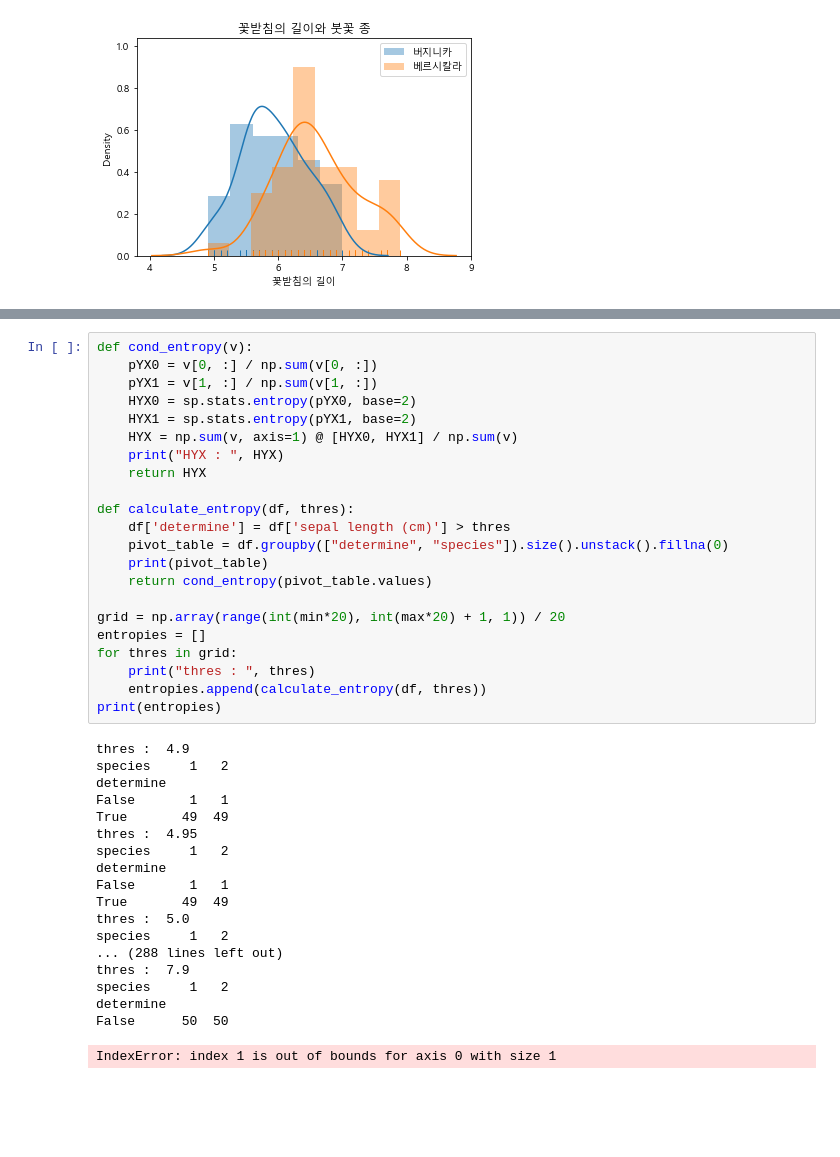
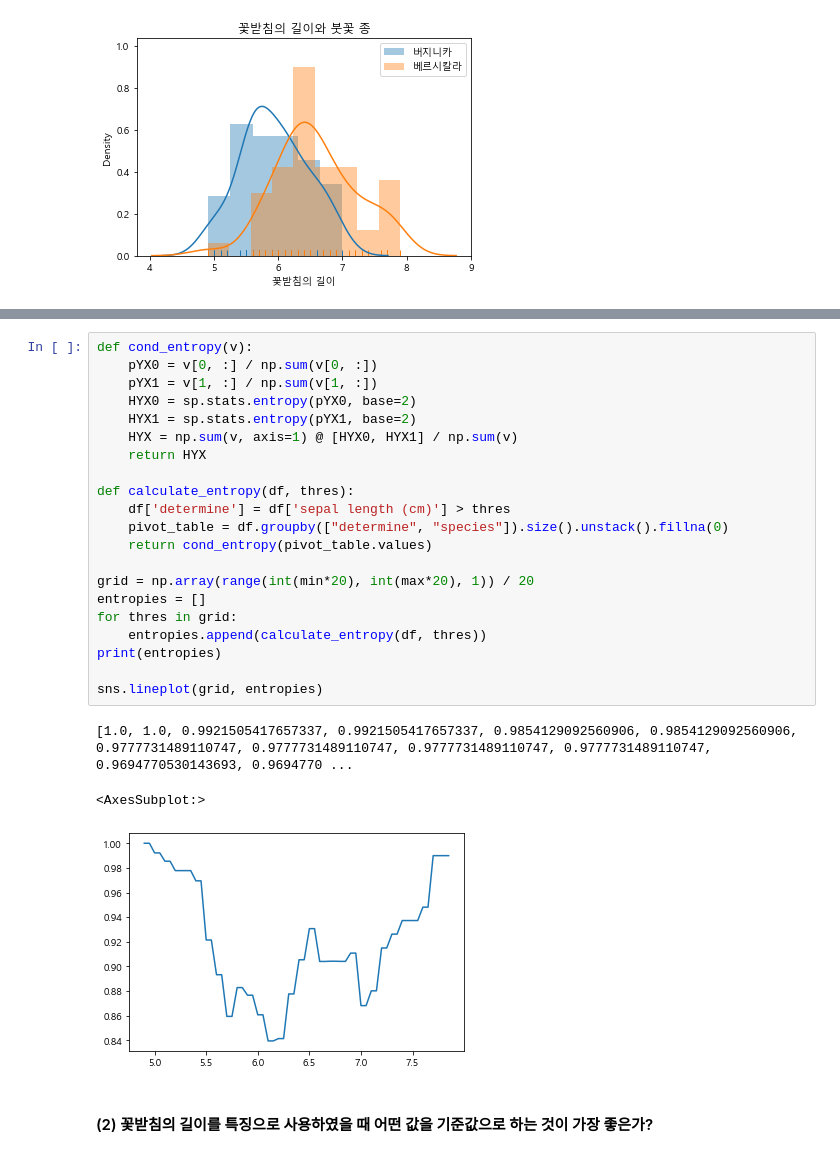
Before and after one commit to sangmyung-omg/datascienceschool_practice, a Jupyter notebook: datasciencschool/10.2 조건부엔트로피.ipynb, the cells around one changed output, grey strips where cells are left out. Saved outputs shown, nothing was run; the diff lists cells and outputs as text; blank space fills up the shorter version.

```diff
--- a/datasciencschool/10.2 조건부엔트로피.ipynb
+++ b/datasciencschool/10.2 조건부엔트로피.ipynb
@@ -67,41 +73,27 @@ df
 # %%
 def cond_entropy(v):
     pYX0 = v[0, :] / np.sum(v[0, :])
     pYX1 = v[1, :] / np.sum(v[1, :])
     HYX0 = sp.stats.entropy(pYX0, base=2)
     HYX1 = sp.stats.entropy(pYX1, base=2)
     HYX = np.sum(v, axis=1) @ [HYX0, HYX1] / np.sum(v)
-    print("HYX : ", HYX)
     return HYX
 
 def calculate_entropy(df, thres):
     df['determine'] = df['sepal length (cm)'] > thres
     pivot_table = df.groupby(["determine", "species"]).size().unstack().fillna(0)
-    print(pivot_table)
     return cond_entropy(pivot_table.values)
 
-grid = np.array(range(int(min*20), int(max*20) + 1, 1)) / 20
+grid = np.array(range(int(min*20), int(max*20), 1)) / 20
 entropies = []
 for thres in grid:
-    print("thres : ", thres)
     entropies.append(calculate_entropy(df, thres))
 print(entropies)
+
+sns.lineplot(grid, entropies)
 # %% [output]
-thres :  4.9
-species     1   2
-determine
-False       1   1
-True       49  49
-thres :  4.95
-species     1   2
-determine
-False       1   1
-True       49  49
-thres :  5.0
-species     1   2
-... (288 lines left out)
-thres :  7.9
-species     1   2
-determine
-False      50  50
+[1.0, 1.0, 0.9921505417657337, 0.9921505417657337, 0.9854129092560906, 0.9854129092560906, 0.9777731489110747, 0.9777731489110747, 0.9777731489110747, 0.9777731489110747, 0.9694770530143693, 0.9694770 ...
-IndexError: index 1 is out of bounds for axis 0 with size 1
+<AxesSubplot:>
+[figure, added]
+# %% [markdown]
+#### (2) 꽃받침의 길이를 특징으로 사용하였을 때 어떤 값을 기준값으로 하는 것이 가장 좋은가?
```
Also changed, not shown: parts of 11 cells of this notebook, 1 other file.
